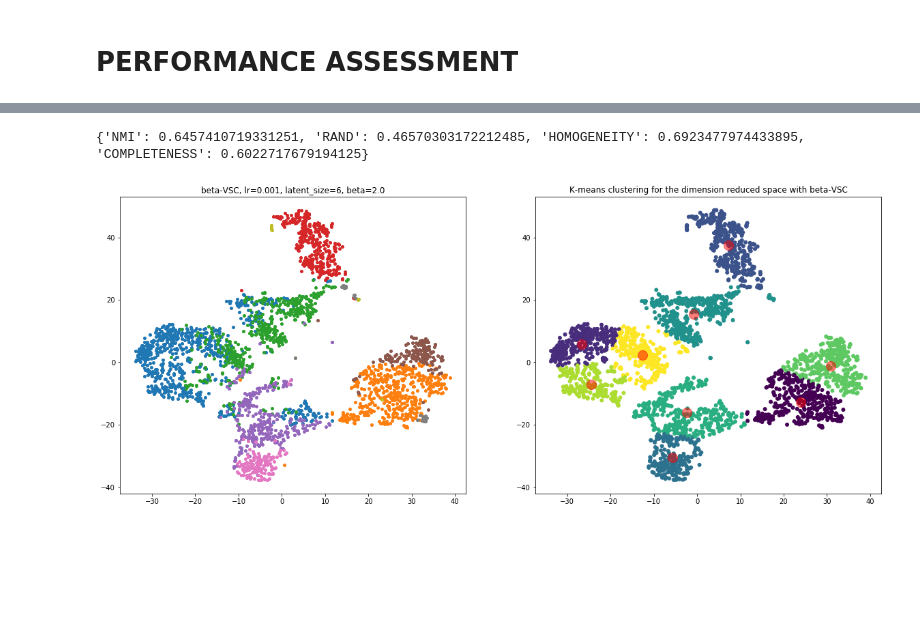
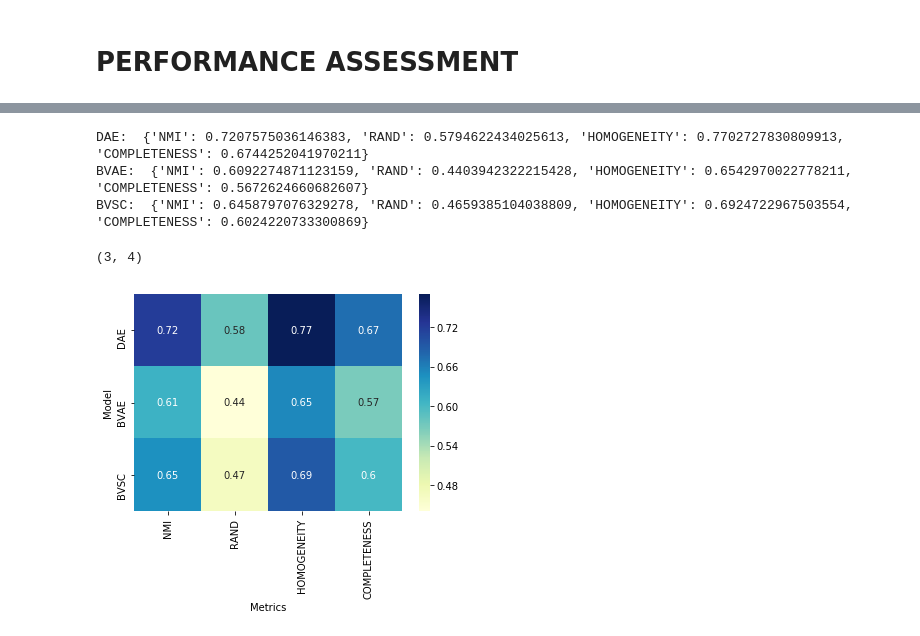
Before and after one commit to okunator/Variational-Autoencoders, a Jupyter notebook: Performance assessment.ipynb, the cells around one changed output, grey strips where cells are left out. Cells and saved outputs as stored; diff of their text form; code cells hidden in the pictures; blank space fills up the shorter version.

```diff
--- a/Performance assessment.ipynb
+++ b/Performance assessment.ipynb
@@ -112,11 +41,0 @@ predicted = kmeans.labels_
-# %%
-print(measure_performance_scores(predicted, true))
-# %% [output]
-{'NMI': 0.6457410719331251, 'RAND': 0.46570303172212485, 'HOMOGENEITY': 0.6923477974433895, 'COMPLETENESS': 0.6022717679194125}
-# %%
-# Visualizations
-title1 = "beta-VSC, lr=0.001, latent_size=6, beta=2.0"
-title2 = 'K-means clustering for the dimension reduced space with beta-VSC'
-plot_comparison(df, kmeans, xy, title1, title2)
-# %% [output]
-[figure, removed]
@@ -122,0 +74,29 @@ plot_comparison(df, kmeans, xy, title1, title2)
+# %%
+print("DAE: ", measure_performance_scores(P_DAE, TC_DAE))
+print("BVAE: ", measure_performance_scores(P_BVAE, TC_BVAE))
+print("BVSC: ", measure_performance_scores(P_BVSC, TC_BVSC))
+# %% [output]
+DAE:  {'NMI': 0.7207575036146383, 'RAND': 0.5794622434025613, 'HOMOGENEITY': 0.7702727830809913, 'COMPLETENESS': 0.6744252041970211}
+BVAE:  {'NMI': 0.6092274871123159, 'RAND': 0.4403942322215428, 'HOMOGENEITY': 0.6542970022778211, 'COMPLETENESS': 0.5672624660682607}
+BVSC:  {'NMI': 0.6458797076329278, 'RAND': 0.4659385104038809, 'HOMOGENEITY': 0.6924722967503554, 'COMPLETENESS': 0.6024220733300869}
+# %%
+dict_measures = measure_performance_scores(P_DAE, TC_DAE)
+
+x1 = list(measure_performance_scores(P_DAE, TC_DAE).values())
+x2 = list(measure_performance_scores(P_BVAE, TC_BVAE).values())
+x3 = list(measure_performance_scores(P_BVSC, TC_BVSC).values())
+
+performance_matrix = np.asarray([x1, x2, x3])
+# %% [output]
+(3, 4)
+# %%
+I = pd.Index(["DAE", "BVAE", "BVSC"], name="Model")
+C = pd.Index(["NMI", "RAND", "HOMOGENEITY", "COMPLETENESS"], name="Metrics")
+
+performance_table = pd.DataFrame(data = performance_matrix,
+                                 index = I,
+                                 columns = C)
+
+performance_heatmap = heatmap(performance_table, cmap="YlGnBu", annot=True)
+# %% [output]
+[figure, added]
```
Also changed, not shown: parts of 10 cells of this notebook.
